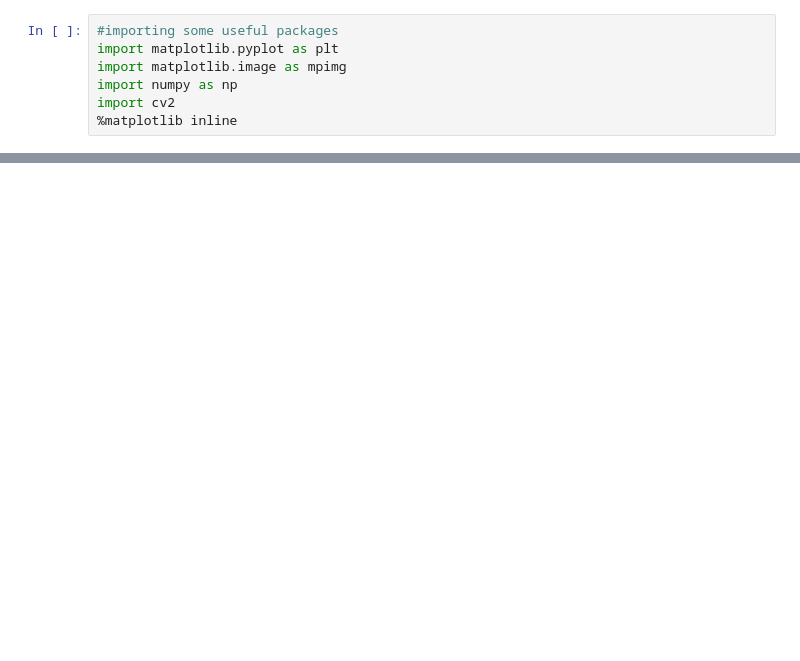
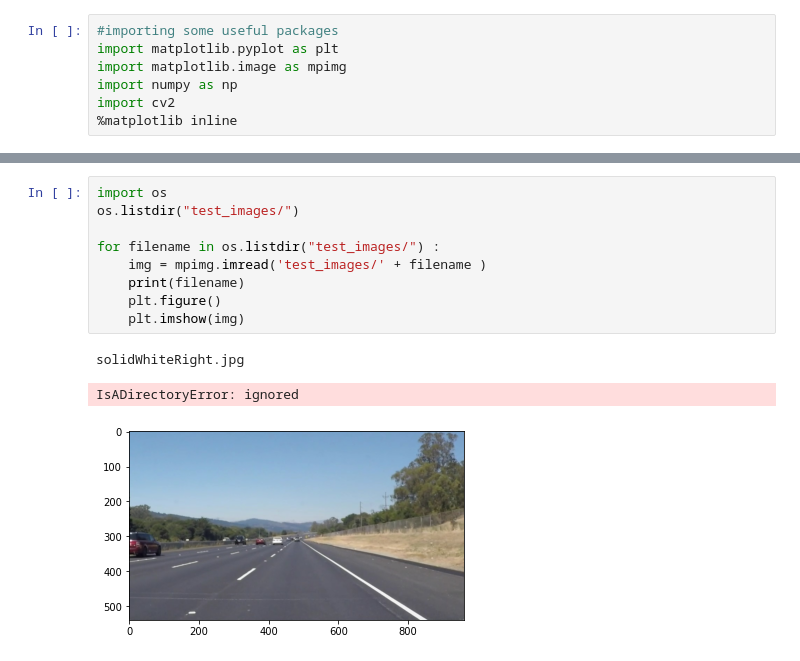
Before and after one commit to ParisaMousavi/CarND-LaneLines-P1, a Jupyter notebook: P1_II.ipynb, the cells around one changed output, grey strips where cells are left out. Drawn from its saved outputs; the diff is of its cells as text; blank space fills up the shorter version.

```diff
--- a/P1_II.ipynb
+++ b/P1_II.ipynb
@@ -113,0 +157,13 @@ os.listdir("test_images/")
+# %%
+import os
+os.listdir("test_images/")
+
+for filename in os.listdir("test_images/") :
+    img = mpimg.imread('test_images/' + filename )
+    print(filename)
+    plt.figure()
+    plt.imshow(img)
+# %% [output]
+solidWhiteRight.jpg
+IsADirectoryError: ignored
+[figure, added]
```
Also changed, not shown: parts of 21 cells of this notebook.
